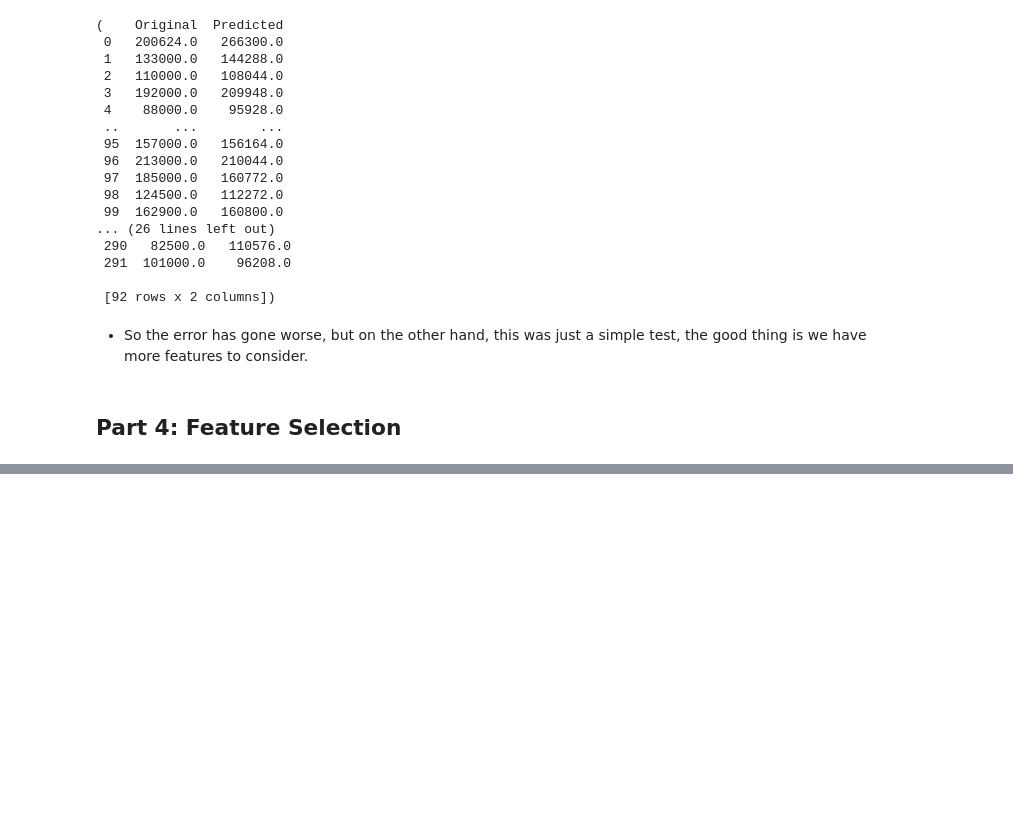
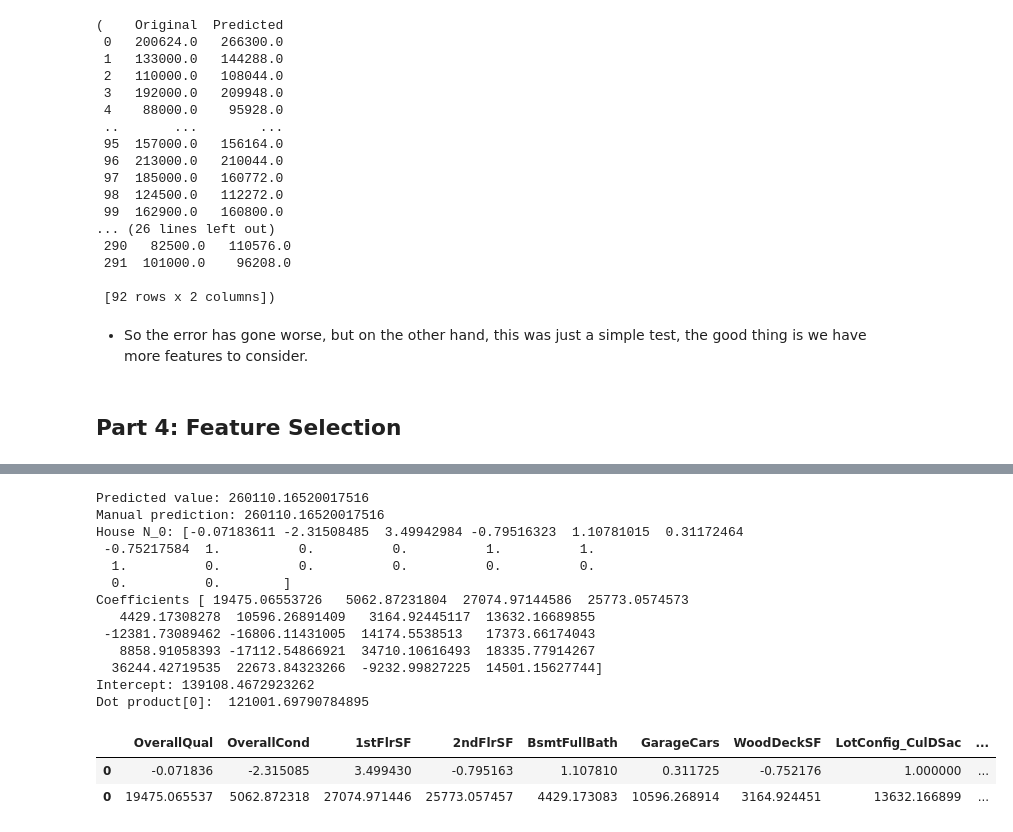
Before and after one commit to sebastiantare/housepriceskaggle, a Jupyter notebook: HousePrices.ipynb, the cells around one changed output, grey strips where cells are left out. Saved outputs shown, nothing was run; the diff lists cells and outputs as text; code cells hidden in the pictures; blank space fills up the shorter version.

```diff
--- a/HousePrices.ipynb
+++ b/HousePrices.ipynb
@@ -846,0 +1035,3 @@ results[0:100], results[100:200], results[200:292]
+# %%
+# Evaluate forward selection
+X_train, X_test, y_train, y_test = train_test_split(X_backward, y, test_size=0.2, random_state=0)
@@ -846,0 +1046,23 @@ results[0:100], results[100:200], results[200:292]
+# %%
+regressor = LinearRegression()
+
+regressor.fit(X_train, y_train);
+# %%
+# Evaluate the performance of the model
+y_pred = regressor.predict(X_test)
+print(y_test.shape, y_test.shape)
+results = pd.DataFrame(
+    np.concatenate(
+        (
+            y_test.to_numpy().reshape(len(y_test), 1),
+            y_pred.reshape(len(y_pred), 1).astype(np.int64)
+
+        ), axis=1),
+    columns=["Original", "Predicted"]
+    )
+
+mse = mean_squared_error(y_test, y_pred)
+mae = mean_absolute_error(y_test, y_pred)
+
+print(f'Mean Squared Error: {mse:0.2f}')
+print(f'Mean Absolute Error: {mae:0.2f}')
@@ -846,0 +1122,33 @@ results[0:100], results[100:200], results[200:292]
+# %%
+coefficients = regressor.coef_
+intercept = regressor.intercept_
+
+manual_prediction = np.dot(X_test, coefficients) + intercept
+
+print('Predicted value:', y_pred[0])
+print('Manual prediction:', manual_prediction[0])
+print('House N_0:', np.array(X_test)[0])
+print('Coefficients', coefficients)
+print('Intercept:', intercept)
+print('Dot product[0]: ', np.dot(X_test, coefficients)[0])
+
+reg_coef_data = pd.DataFrame(pd.concat([pd.DataFrame(np.array(X_test)[0]).T, pd.DataFrame(coefficients).T], axis=0))
+reg_coef_data.columns = features_backward
+reg_coef_data
+# %% [output]
+Predicted value: 260110.16520017516
+Manual prediction: 260110.16520017516
+House N_0: [-0.07183611 -2.31508485  3.49942984 -0.79516323  1.10781015  0.31172464
+ -0.75217584  1.          0.          0.          1.          1.
+  1.          0.          0.          0.          0.          0.
+  0.          0.        ]
+Coefficients [ 19475.06553726   5062.87231804  27074.97144586  25773.0574573
+   4429.17308278  10596.26891409   3164.92445117  13632.16689855
+ -12381.73089462 -16806.11431005  14174.5538513   17373.66174043
+   8858.91058393 -17112.54866921  34710.10616493  18335.77914267
+  36244.42719535  22673.84323266  -9232.99827225  14501.15627744]
+Intercept: 139108.4672923262
+Dot product[0]:  121001.69790784895
+|  | OverallQual | OverallCond | 1stFlrSF | 2ndFlrSF | BsmtFullBath | GarageCars | WoodDeckSF | LotConfig_CulDSac | ... |
+| 0 | -0.071836 | -2.315085 | 3.499430 | -0.795163 | 1.107810 | 0.311725 | -0.752176 | 1.000000 | ... |
+| 0 | 19475.065537 | 5062.872318 | 27074.971446 | 25773.057457 | 4429.173083 | 10596.268914 | 3164.924451 | 13632.166899 | ... |
```
Also changed, not shown: parts of 30 cells of this notebook.
